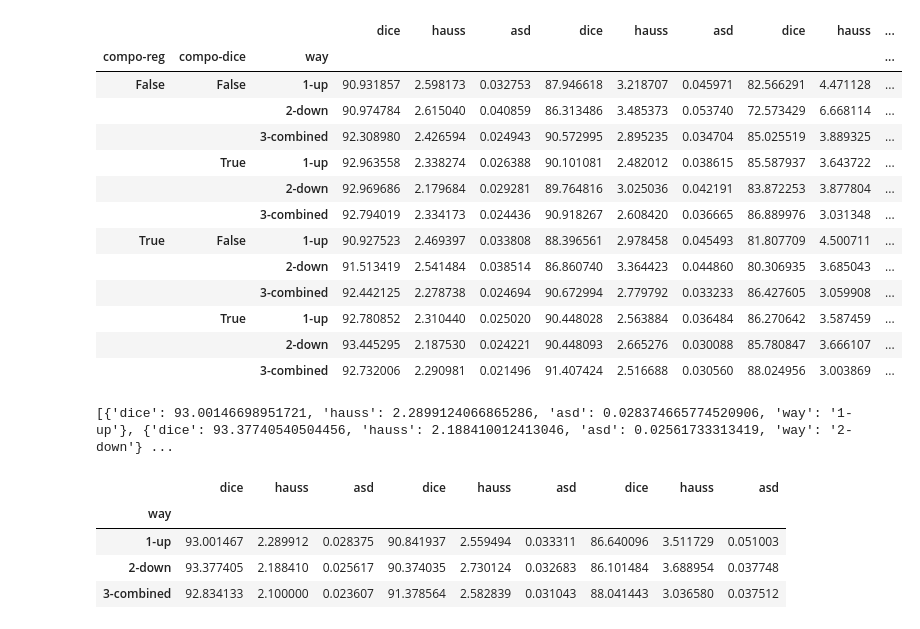
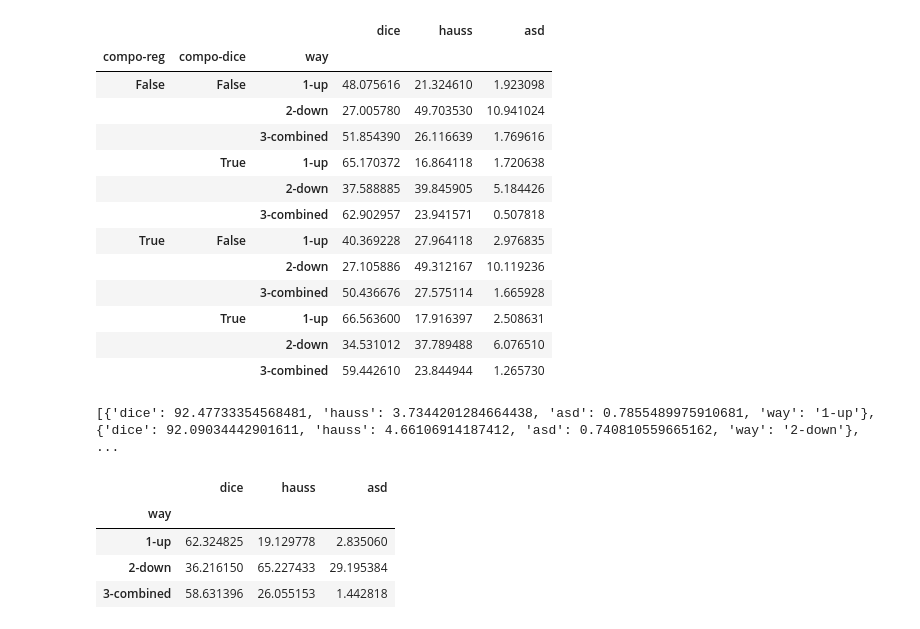
Before and after one commit to nathandecaux/SeqSeg, a Jupyter notebook: show_results.ipynb, the cells around one changed output. Drawn from its saved outputs; the diff is of its cells as text; code cells hidden in the pictures.

```diff
--- a/show_results.ipynb
+++ b/show_results.ipynb
@@ -2,11 +2,11 @@
 import pandas as pd
 import json
 
-with open('results.json') as f:
-    df=json.load(f)['DMD']
+with open('results_plex.json') as f:
+    df=json.load(f)['PLEX']
 names={'up':'1-up','down':'2-down','combined':'3-combined'}
 data=dict()
-for i in ['2','5','10']:
+for i in ['2','46']:
     data[i]=[]
     for res in df[i]:
         # line={'r':i}
@@ -20,58 +20,58 @@ for i in ['2','5','10']:
                     metrics='weighted'
                     way='up'
                 else:
                     metrics=way
                 line['dice']=res['dice_'+metrics]*100
                 line['hauss']=res['hauss_'+metrics]
                 line['asd']=res['asd_'+metrics]
                 # line['bidir-cons-reg']=losses['bidir-cons-reg']
                 # line['bidir-cons-dice']=losses['bidir-cons-dice']
                 f_loss[k[:-1]]=losses[k+way]
                 line['way']=names[res['way']]
                 # del res['losses']
                 line.update(f_loss)
                 # for i,way in enumerate(['up','down','combined']):
                 #     if way==line['way']: line['way']=f'{i}-{way}'
                 data[i].append(line)
 
 # for i in df.keys():
 truc=pd.DataFrame(data['2'])
 truc.sort_values('way',ascending=False,inplace=True)
 
 table=truc.groupby(['compo-reg','compo-dice','way'],sort=True).mean()
 
-for i in ['5','10']:
+for i in ['46']:
     if i!='2':
         truc=pd.DataFrame(data[i])
         truc.sort_values('way',ascending=False,inplace=True)
 
         truc=truc.groupby(['compo-reg','compo-dice','way'],sort=True).mean()
-        table=pd.concat([table,truc],axis=1)
+        table=truc#pd.concat([table,truc],axis=1)
 table#.to_excel('res_dmd_unidir.xlsx')
 # %% [output]
-|  |  |  | dice | hauss | asd | dice | hauss | asd | dice | hauss | ... |
-| compo-reg | compo-dice | way |  |  |  |  |  |  |  |  | ... |
-| False | False | 1-up | 90.931857 | 2.598173 | 0.032753 | 87.946618 | 3.218707 | 0.045971 | 82.566291 | 4.471128 | ... |
-|  |  | 2-down | 90.974784 | 2.615040 | 0.040859 | 86.313486 | 3.485373 | 0.053740 | 72.573429 | 6.668114 | ... |
-|  |  | 3-combined | 92.308980 | 2.426594 | 0.024943 | 90.572995 | 2.895235 | 0.034704 | 85.025519 | 3.889325 | ... |
-|  | True | 1-up | 92.963558 | 2.338274 | 0.026388 | 90.101081 | 2.482012 | 0.038615 | 85.587937 | 3.643722 | ... |
-|  |  | 2-down | 92.969686 | 2.179684 | 0.029281 | 89.764816 | 3.025036 | 0.042191 | 83.872253 | 3.877804 | ... |
-|  |  | 3-combined | 92.794019 | 2.334173 | 0.024436 | 90.918267 | 2.608420 | 0.036665 | 86.889976 | 3.031348 | ... |
-| True | False | 1-up | 90.927523 | 2.469397 | 0.033808 | 88.396561 | 2.978458 | 0.045493 | 81.807709 | 4.500711 | ... |
-|  |  | 2-down | 91.513419 | 2.541484 | 0.038514 | 86.860740 | 3.364423 | 0.044860 | 80.306935 | 3.685043 | ... |
-|  |  | 3-combined | 92.442125 | 2.278738 | 0.024694 | 90.672994 | 2.779792 | 0.033233 | 86.427605 | 3.059908 | ... |
-|  | True | 1-up | 92.780852 | 2.310440 | 0.025020 | 90.448028 | 2.563884 | 0.036484 | 86.270642 | 3.587459 | ... |
-|  |  | 2-down | 93.445295 | 2.187530 | 0.024221 | 90.448093 | 2.665276 | 0.030088 | 85.780847 | 3.666107 | ... |
-|  |  | 3-combined | 92.732006 | 2.290981 | 0.021496 | 91.407424 | 2.516688 | 0.030560 | 88.024956 | 3.003869 | ... |
+|  |  |  | dice | hauss | asd |
+| compo-reg | compo-dice | way |  |  |  |
+| False | False | 1-up | 48.075616 | 21.324610 | 1.923098 |
+|  |  | 2-down | 27.005780 | 49.703530 | 10.941024 |
+|  |  | 3-combined | 51.854390 | 26.116639 | 1.769616 |
+|  | True | 1-up | 65.170372 | 16.864118 | 1.720638 |
+|  |  | 2-down | 37.588885 | 39.845905 | 5.184426 |
+|  |  | 3-combined | 62.902957 | 23.941571 | 0.507818 |
+| True | False | 1-up | 40.369228 | 27.964118 | 2.976835 |
+|  |  | 2-down | 27.105886 | 49.312167 | 10.119236 |
+|  |  | 3-combined | 50.436676 | 27.575114 | 1.665928 |
+|  | True | 1-up | 66.563600 | 17.916397 | 2.508631 |
+|  |  | 2-down | 34.531012 | 37.789488 | 6.076510 |
+|  |  | 3-combined | 59.442610 | 23.844944 | 1.265730 |
 # %%
 import pandas as pd
 import json
 
-with open('results.json') as f:
-    df=json.load(f)['DMD']
+with open('results_plex.json') as f:
+    df=json.load(f)['PLEX']
 names={'up':'1-up','down':'2-down','weighted':'3-combined'}
 data=dict()
-for i in ['2','5','10']:
+for i in ['2','46']:
     data[i]=[]
     for res in df[i]:
         # line={'r':i}
@@ -102,18 +102,18 @@ truc.sort_values('way',ascending=False,inplace=True)
 
 table=truc.groupby(['way'],sort=True).mean()
 table
-for i in ['5','10']:
+for i in ['46']:
     if i!='2':
         truc=pd.DataFrame(data[i])
         truc.sort_values('way',ascending=False,inplace=True)
 
         truc=truc.groupby(['way'],sort=True).mean()
-        table=pd.concat([table,truc],axis=1)
+        table=truc#pd.concat([table,truc],axis=1)
 table#.to_excel('res_dmd_bidir.xlsx')
 # %% [output]
-[{'dice': 93.00146698951721, 'hauss': 2.2899124066865286, 'asd': 0.028374665774520906, 'way': '1-up'}, {'dice': 93.37740540504456, 'hauss': 2.188410012413046, 'asd': 0.02561733313419, 'way': '2-down'} ...
+[{'dice': 92.47733354568481, 'hauss': 3.7344201284664438, 'asd': 0.7855489975910681, 'way': '1-up'}, {'dice': 92.09034442901611, 'hauss': 4.66106914187412, 'asd': 0.740810559665162, 'way': '2-down'},  ...
-|  | dice | hauss | asd | dice | hauss | asd | dice | hauss | asd |
-| way |  |  |  |  |  |  |  |  |  |
-| 1-up | 93.001467 | 2.289912 | 0.028375 | 90.841937 | 2.559494 | 0.033311 | 86.640096 | 3.511729 | 0.051003 |
-| 2-down | 93.377405 | 2.188410 | 0.025617 | 90.374035 | 2.730124 | 0.032683 | 86.101484 | 3.688954 | 0.037748 |
-| 3-combined | 92.834133 | 2.100000 | 0.023607 | 91.378564 | 2.582839 | 0.031043 | 88.041443 | 3.036580 | 0.037512 |
+|  | dice | hauss | asd |
+| way |  |  |  |
+| 1-up | 62.324825 | 19.129778 | 2.835060 |
+| 2-down | 36.216150 | 65.227433 | 29.195384 |
+| 3-combined | 58.631396 | 26.055153 | 1.442818 |
```
Also changed, not shown: parts of 1 cell of this notebook, 10 other files.
